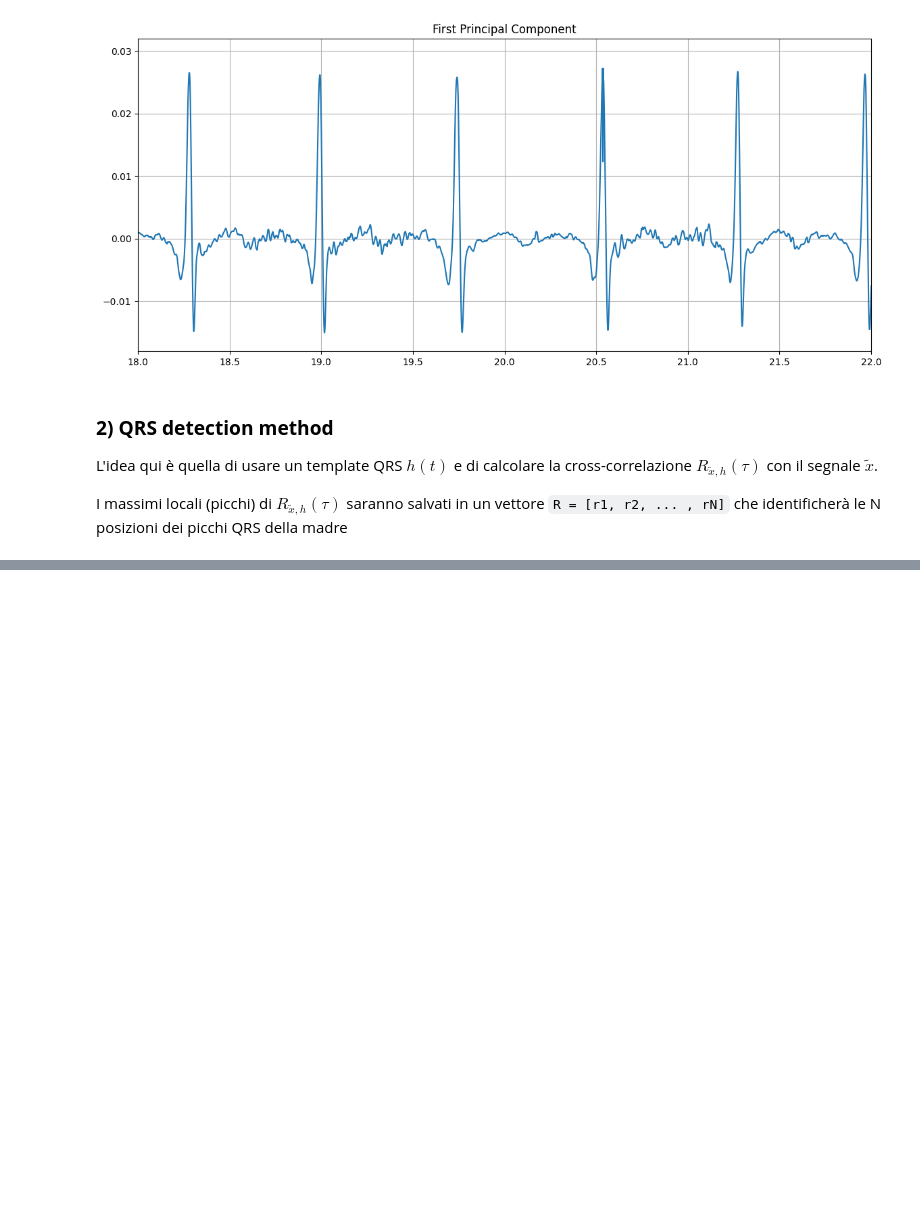
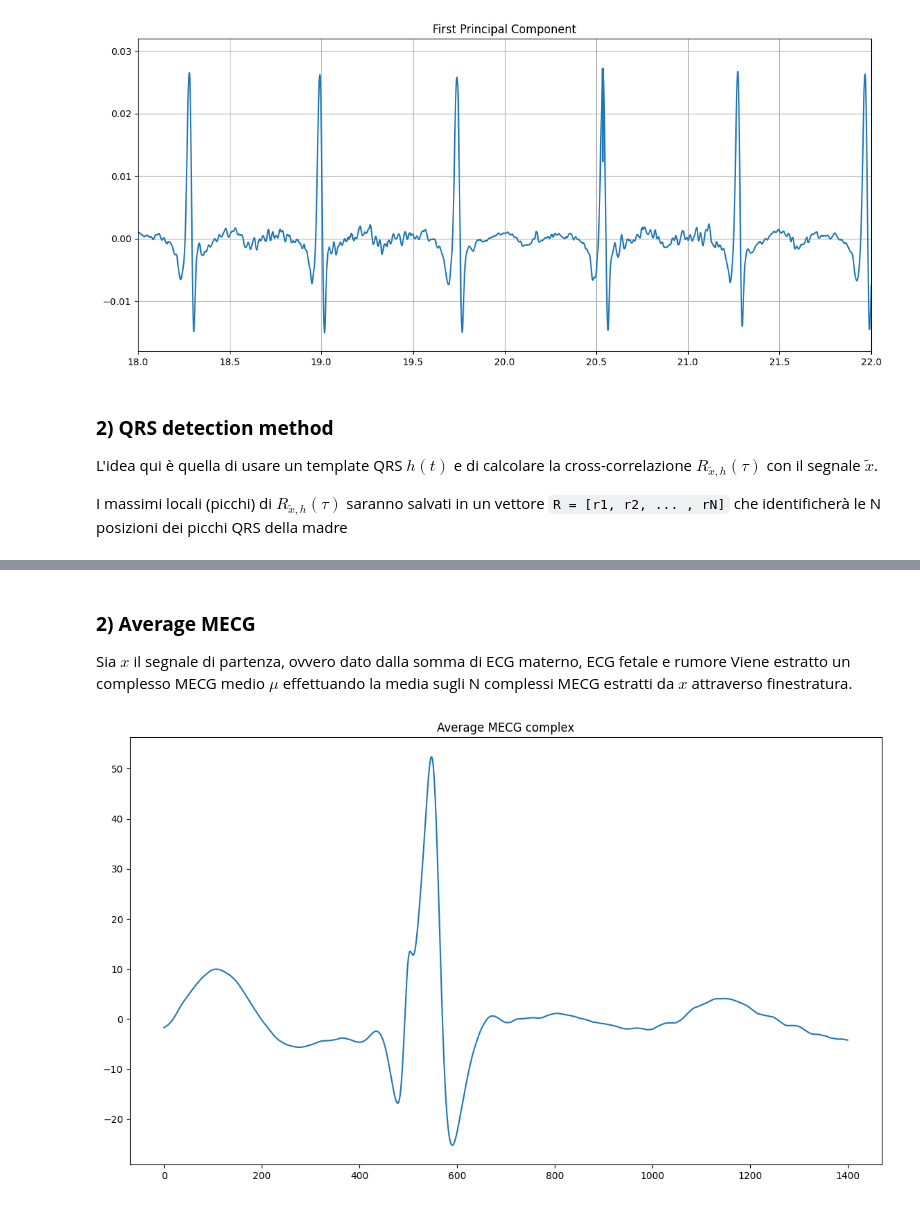
Before and after one commit to EmanueleGiavardi/BSP_project, a Jupyter notebook: test.ipynb, the cells around one changed output, grey strips where cells are left out. Drawn from its saved outputs; the diff is of its cells as text; code cells hidden in the pictures; blank space fills up the shorter version.

Commit message:
implementato MECG canceller (solo per prima realizzazione)

```diff
--- a/test.ipynb
+++ b/test.ipynb
@@ -349,0 +364,30 @@ plt.show()
+# %%
+MECGs = []
+
+P_wave_duration_seconds = 0.20
+T_wave_duration_seconds = 0.40
+
+samples_before_QRS = (P_wave_duration_seconds + duration_template_seconds/2) * new_sf
+samples_after_QRS = (T_wave_duration_seconds + duration_template_seconds/2) * new_sf
+
+x = upsampled_SP[0]
+
+for qrs_peak in peaks:
+    if (qrs_peak - samples_before_QRS > 0 and qrs_peak + samples_after_QRS < len(x)):
+        window = x[int(qrs_peak - samples_before_QRS):int(qrs_peak + samples_after_QRS)]
+        #print(qrs_peak - samples_before_QRS, qrs_peak + samples_after_QRS)
+        MECGs.append(window)
+# %% [markdown]
+### **2) Average MECG**
+
+Sia $x$ il segnale di partenza, ovvero dato dalla somma di ECG materno, ECG fetale e rumore
+Viene estratto un complesso MECG medio $μ$ effettuando la media sugli N complessi MECG estratti da $x$ attraverso finestratura.
+# %%
+mu = np.mean(MECGs, axis=0)
+
+plt.figure(figsize=(14, 8))
+plt.plot(mu)
+plt.title("Average MECG complex")
+plt.show()
+# %% [output]
+[figure, added]
```
Also changed, not shown: parts of 10 cells of this notebook.
